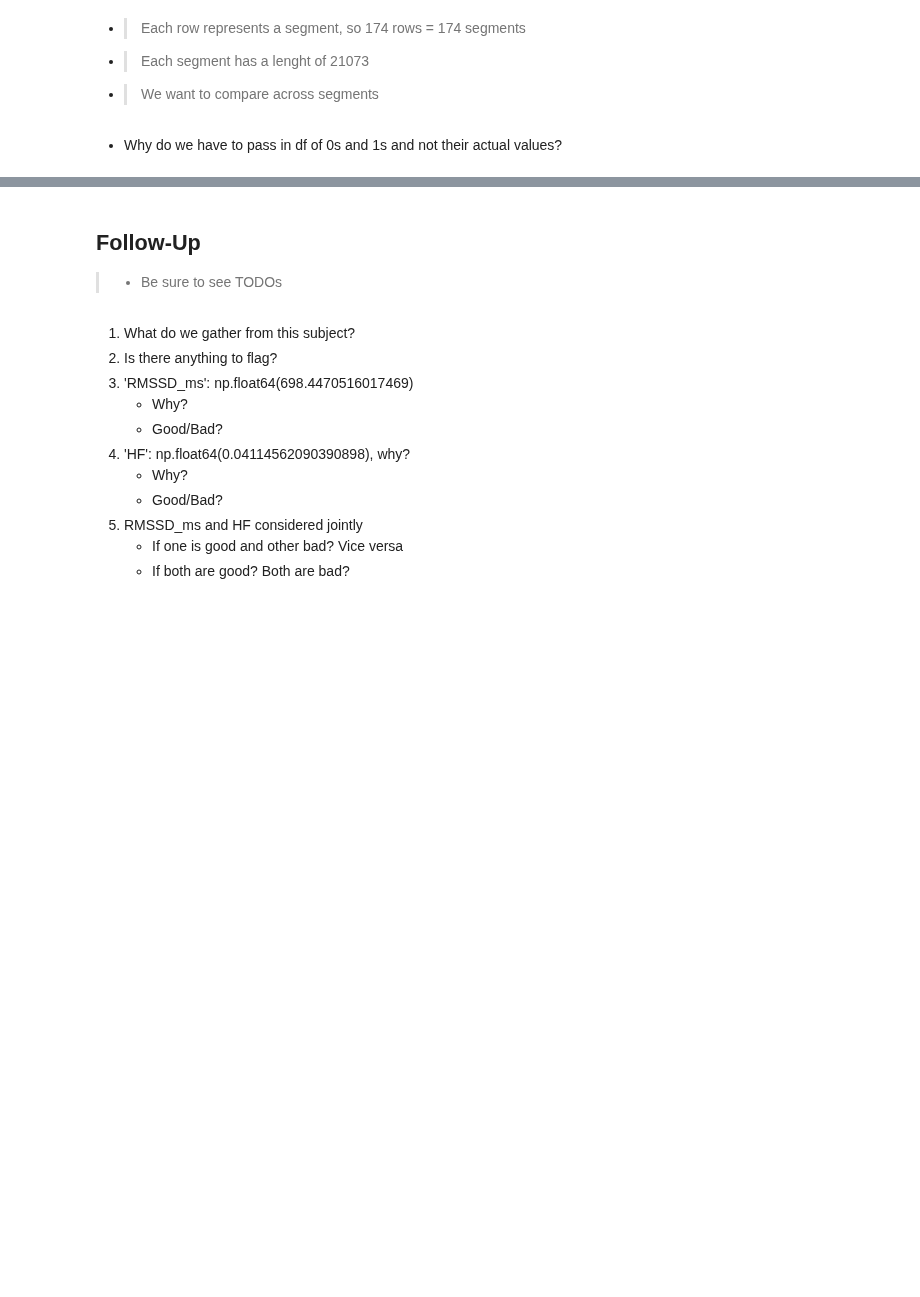
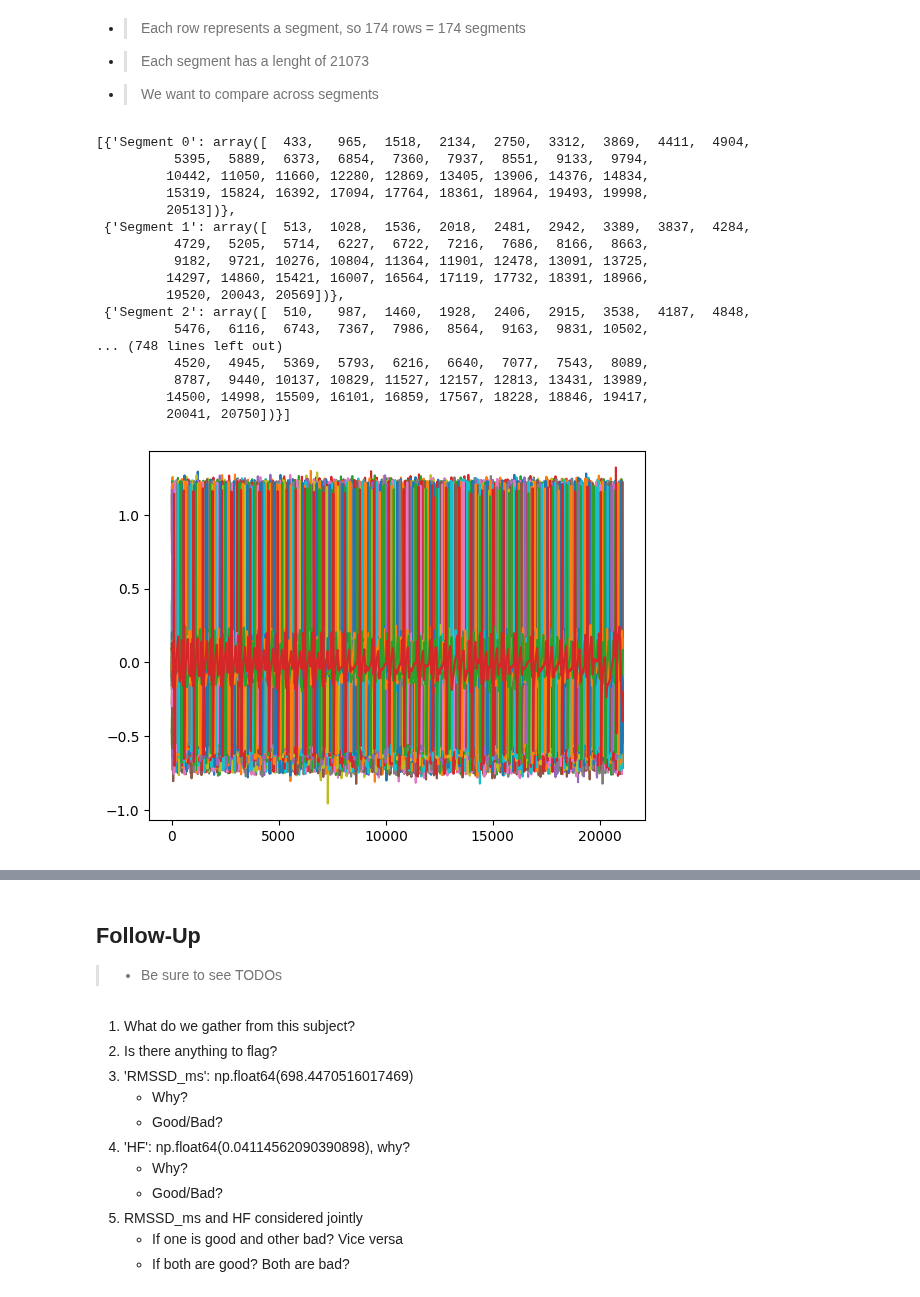
Before and after one commit to invisible-illness-project/lamina, a Jupyter notebook: notebook_experiments/ans_basics_via_wesad/ecg_to_hr-neurokit.ipynb, the cells around one changed output, grey strips where cells are left out. Cells and saved outputs as stored; diff of their text form; code cells hidden in the pictures; blank space fills up the shorter version.

Commit message:
feat: plotting rmssd over 174 segments

```diff
--- a/notebook_experiments/ans_basics_via_wesad/ecg_to_hr-neurokit.ipynb
+++ b/notebook_experiments/ans_basics_via_wesad/ecg_to_hr-neurokit.ipynb
@@ -98,5 +173,6 @@ def get_segments(df, col_name, n_segments) -> pd.DataFrame:
     segments_df = pd.DataFrame(segments)
     return segments_df
 
-segments_df = get_segments(ecg_df, 'Cleaned ECG', 3)
+# segments_df = get_segments(subset_df, 'Cleaned ECG', 3)
+segments_df = get_segments(ecg_df, 'Cleaned ECG', 174)
 segments_df
@@ -109,18 +197,32 @@ segments_df.iloc[2, :].plot.line()
 # %%
-r_peaks_data = []
+r_peaks = []
 for idx, segment in tqdm(segments_df.iterrows()):
+    # np.set_printoptions(threshold=len(segment) / 100)
+    # print(f"Values for segment {idx}: {segment.values}")
+    segment.plot.line()
+    info = nk.ecg_findpeaks(segment, sampling_rate=ecg_sampling_rate)
+    segment_r_peaks = {
+        f"Segment {idx}": info['ECG_R_Peaks']
+    }
+    r_peaks.append(segment_r_peaks)
 
-    if idx < 3:
-        # np.set_printoptions(threshold=len(segment) / 100)
-        print(f"Values for segment {idx}: {segment.values}")
-        segment.plot.line()
-        r_peaks_in_segment = nk.ecg_peaks(segment, sampling_rate=ecg_sampling_rate, show=True)
-        print(r_peaks_in_segment)
-        r_peaks_data.append(r_peaks_in_segment)
-
-    r_peaks_in_segment = nk.ecg_peaks(segment, sampling_rate=ecg_sampling_rate)
-    r_peaks_data.append(r_peaks_in_segment)
-
-len(r_peaks_data)
+r_peaks
+# %% [output]
+[{'Segment 0': array([  433,   965,  1518,  2134,  2750,  3312,  3869,  4411,  4904,
+          5395,  5889,  6373,  6854,  7360,  7937,  8551,  9133,  9794,
+         10442, 11050, 11660, 12280, 12869, 13405, 13906, 14376, 14834,
+         15319, 15824, 16392, 17094, 17764, 18361, 18964, 19493, 19998,
+         20513])},
+ {'Segment 1': array([  513,  1028,  1536,  2018,  2481,  2942,  3389,  3837,  4284,
+          4729,  5205,  5714,  6227,  6722,  7216,  7686,  8166,  8663,
+          9182,  9721, 10276, 10804, 11364, 11901, 12478, 13091, 13725,
+         14297, 14860, 15421, 16007, 16564, 17119, 17732, 18391, 18966,
+         19520, 20043, 20569])},
+ {'Segment 2': array([  510,   987,  1460,  1928,  2406,  2915,  3538,  4187,  4848,
+          5476,  6116,  6743,  7367,  7986,  8564,  9163,  9831, 10502,
+... (748 lines left out)
+          4520,  4945,  5369,  5793,  6216,  6640,  7077,  7543,  8089,
+          8787,  9440, 10137, 10829, 11527, 12157, 12813, 13431, 13989,
+         14500, 14998, 15509, 16101, 16859, 17567, 18228, 18846, 19417,
+         20041, 20750])}]
+[figure, added]
-# %% [markdown]
-- Why do we have to pass in df of 0s and 1s and not their actual values?
```
Also changed, not shown: parts of 21 cells of this notebook.
